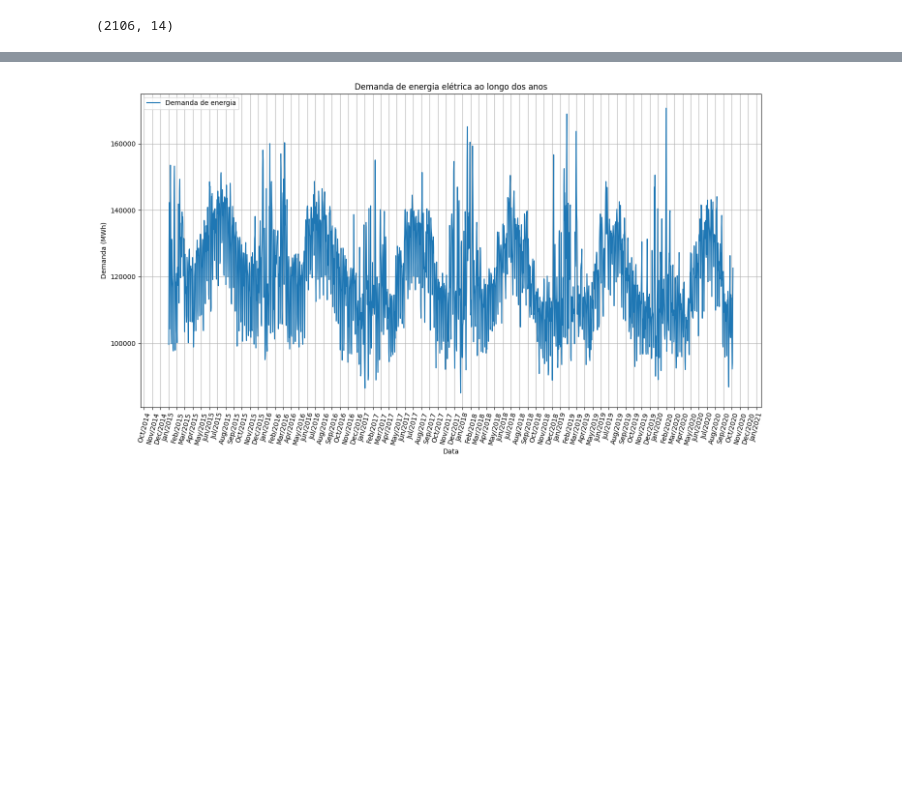
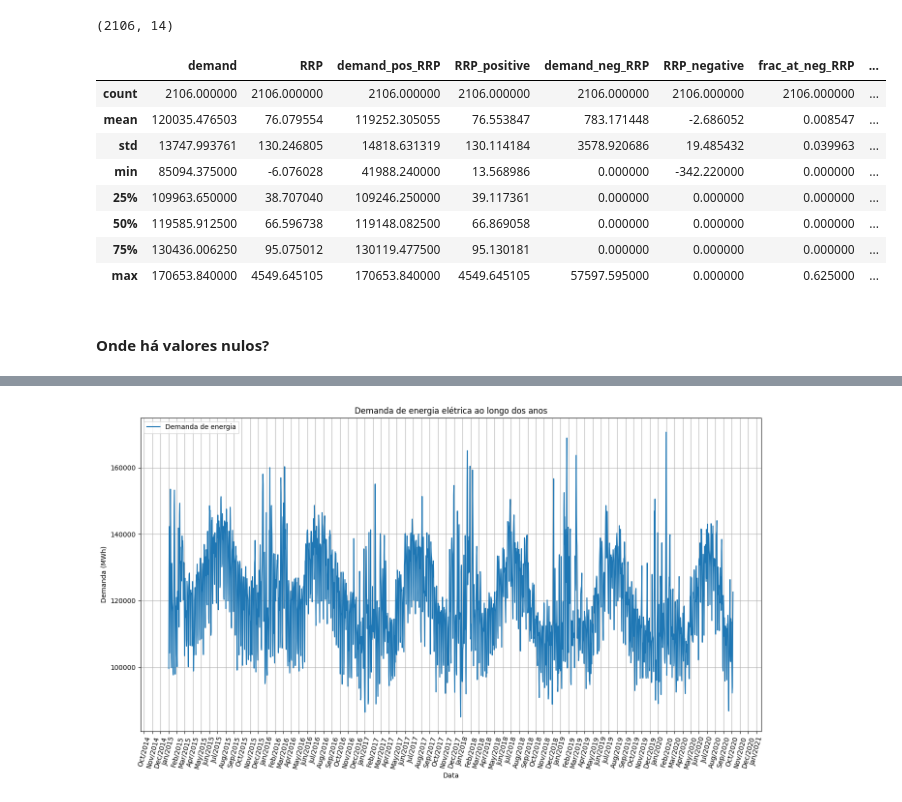
Before and after one commit to GodKelvin/pos-ia-dados-ufes, a Jupyter notebook: Regressão e Séries Temporais/Trab_Serie_Temporal.ipynb, the cells around one changed output, grey strips where cells are left out. Saved outputs shown, nothing was run; the diff lists cells and outputs as text; code cells hidden in the pictures; blank space fills up the shorter version.

```diff
--- a/Regressão e Séries Temporais/Trab_Serie_Temporal.ipynb
+++ b/Regressão e Séries Temporais/Trab_Serie_Temporal.ipynb
@@ -60,3 +60,17 @@ dataframe.head()
 print(dataframe.shape)
 # %% [output]
 (2106, 14)
+# %%
+dataframe.describe()
+# %% [output]
+|  | demand | RRP | demand_pos_RRP | RRP_positive | demand_neg_RRP | RRP_negative | frac_at_neg_RRP | ... |
+| count | 2106.000000 | 2106.000000 | 2106.000000 | 2106.000000 | 2106.000000 | 2106.000000 | 2106.000000 | ... |
+| mean | 120035.476503 | 76.079554 | 119252.305055 | 76.553847 | 783.171448 | -2.686052 | 0.008547 | ... |
+| std | 13747.993761 | 130.246805 | 14818.631319 | 130.114184 | 3578.920686 | 19.485432 | 0.039963 | ... |
+| min | 85094.375000 | -6.076028 | 41988.240000 | 13.568986 | 0.000000 | -342.220000 | 0.000000 | ... |
+| 25% | 109963.650000 | 38.707040 | 109246.250000 | 39.117361 | 0.000000 | 0.000000 | 0.000000 | ... |
+| 50% | 119585.912500 | 66.596738 | 119148.082500 | 66.869058 | 0.000000 | 0.000000 | 0.000000 | ... |
+| 75% | 130436.006250 | 95.075012 | 130119.477500 | 95.130181 | 0.000000 | 0.000000 | 0.000000 | ... |
+| max | 170653.840000 | 4549.645105 | 170653.840000 | 4549.645105 | 57597.595000 | 0.000000 | 0.625000 | ... |
+# %% [markdown]
+#### Onde há valores nulos?
```
Also changed, not shown: parts of 2 cells of this notebook.
